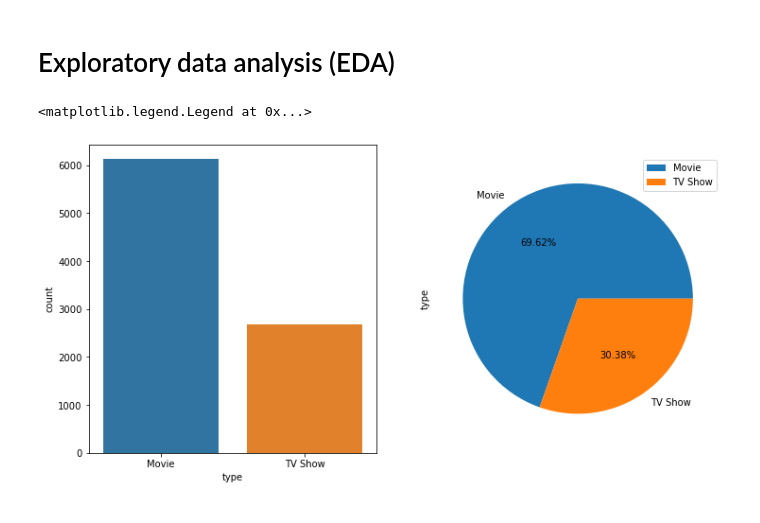
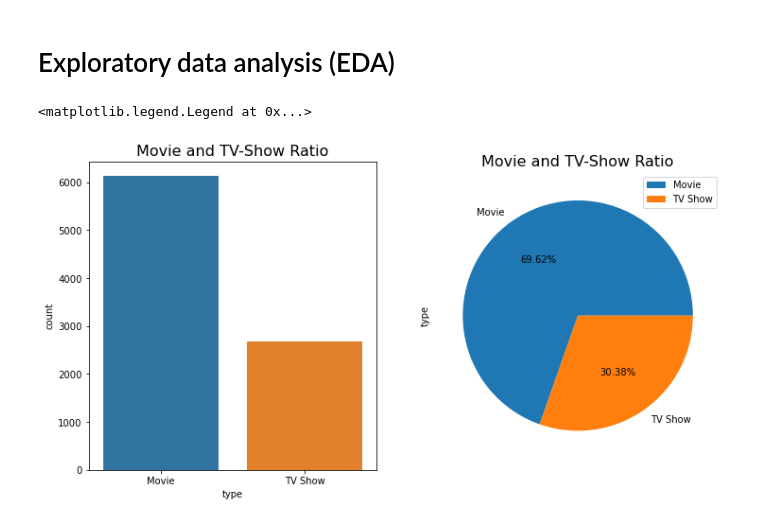
Before and after one commit to Sialsanwal/CodeClause-Movie-Analysis, a Jupyter notebook: Movie Analysis.ipynb, the cells around one changed output. Cells and saved outputs as stored; diff of their text form; code cells hidden in the pictures.

```diff
--- a/Movie Analysis.ipynb
+++ b/Movie Analysis.ipynb
@@ -100,15 +100,18 @@ dtype: int64
 # %% [markdown]
 # Exploratory data analysis (EDA)
 # %%
-
+# vislulization on type columns
 plt.figure(figsize=(12,6))
 
 plt.subplot(1,2,1)
+plt.title("Movie and TV-Show Ratio",fontsize=16)
 sns.countplot(data=df,x=df.type)
 
 plt.subplot(1,2,2)
+plt.title("Movie and TV-Show Ratio",fontsize=16)
+
 df.type.value_counts().plot(kind='pie',autopct="%1.2f%%")
 plt.legend()
 # %% [output]
 <matplotlib.legend.Legend at 0x...>
-[figure, old version]
+[figure, new version]
```
Also changed, not shown: parts of 12 cells of this notebook.
